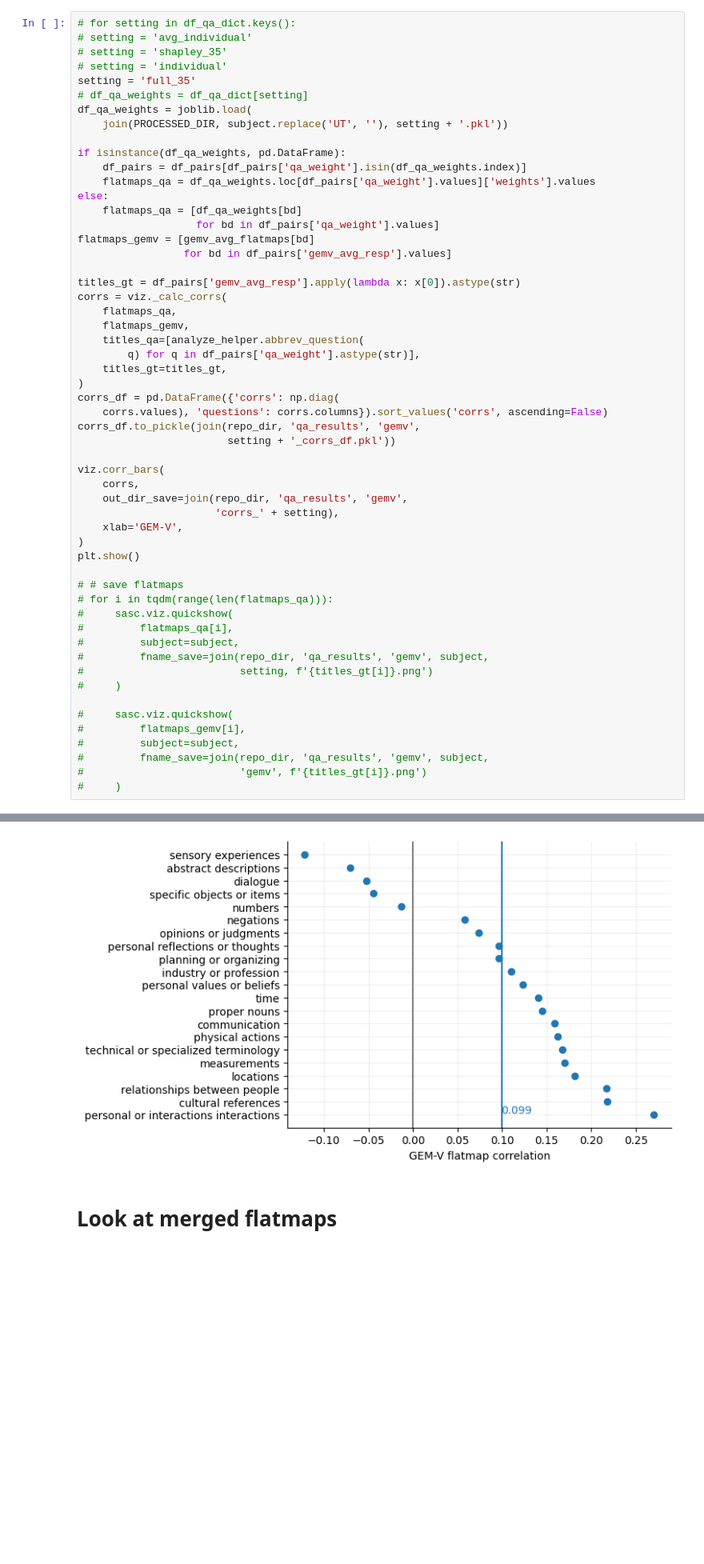
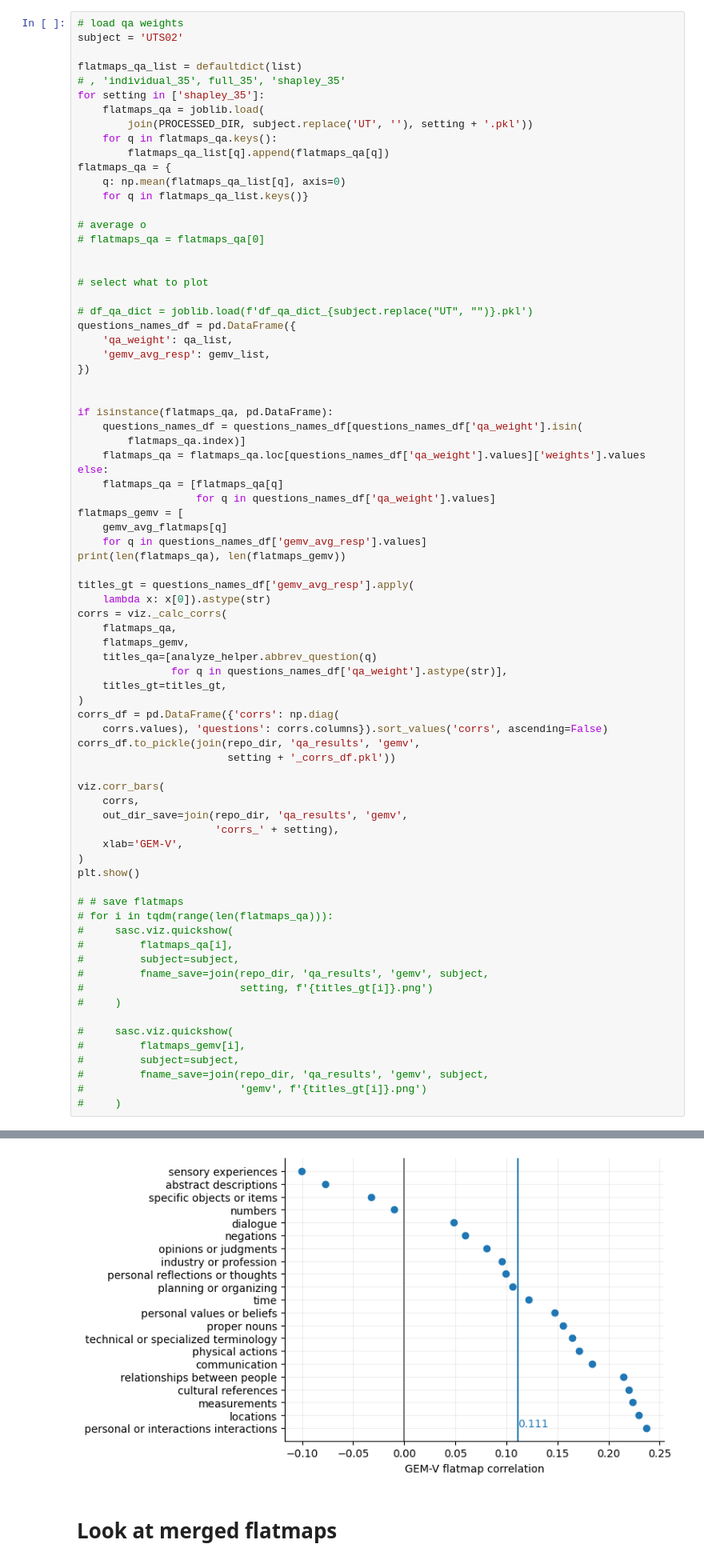
Before and after one commit to csinva/fmri, a Jupyter notebook: notebooks_gpt4/05_gemv_compare.ipynb, the cells around one changed output, grey strips where cells are left out. Shown at 80% size. Saved outputs shown, nothing was run; the diff lists cells and outputs as text; blank space fills up the shorter version.

Commit message:
make flatmap shapley plots

```diff
--- a/notebooks_gpt4/05_gemv_compare.ipynb
+++ b/notebooks_gpt4/05_gemv_compare.ipynb
@@ -111,28 +103,50 @@ subject = 'UTS02'
 # %%
-# for setting in df_qa_dict.keys():
-# setting = 'avg_individual'
-# setting = 'shapley_35'
-# setting = 'individual'
-setting = 'full_35'
-# df_qa_weights = df_qa_dict[setting]
-df_qa_weights = joblib.load(
-    join(PROCESSED_DIR, subject.replace('UT', ''), setting + '.pkl'))
+# load qa weights
+subject = 'UTS02'
 
-if isinstance(df_qa_weights, pd.DataFrame):
-    df_pairs = df_pairs[df_pairs['qa_weight'].isin(df_qa_weights.index)]
-    flatmaps_qa = df_qa_weights.loc[df_pairs['qa_weight'].values]['weights'].values
+flatmaps_qa_list = defaultdict(list)
+# , 'individual_35', full_35', 'shapley_35'
+for setting in ['shapley_35']:
+    flatmaps_qa = joblib.load(
+        join(PROCESSED_DIR, subject.replace('UT', ''), setting + '.pkl'))
+    for q in flatmaps_qa.keys():
+        flatmaps_qa_list[q].append(flatmaps_qa[q])
+flatmaps_qa = {
+    q: np.mean(flatmaps_qa_list[q], axis=0)
+    for q in flatmaps_qa_list.keys()}
+
+# average o
+# flatmaps_qa = flatmaps_qa[0]
+
+
+# select what to plot
+
+# df_qa_dict = joblib.load(f'df_qa_dict_{subject.replace("UT", "")}.pkl')
+questions_names_df = pd.DataFrame({
+    'qa_weight': qa_list,
+    'gemv_avg_resp': gemv_list,
+})
+
+
+if isinstance(flatmaps_qa, pd.DataFrame):
+    questions_names_df = questions_names_df[questions_names_df['qa_weight'].isin(
+        flatmaps_qa.index)]
+    flatmaps_qa = flatmaps_qa.loc[questions_names_df['qa_weight'].values]['weights'].values
 else:
-    flatmaps_qa = [df_qa_weights[bd]
-                   for bd in df_pairs['qa_weight'].values]
-flatmaps_gemv = [gemv_avg_flatmaps[bd]
-                 for bd in df_pairs['gemv_avg_resp'].values]
+    flatmaps_qa = [flatmaps_qa[q]
+                   for q in questions_names_df['qa_weight'].values]
+flatmaps_gemv = [
+    gemv_avg_flatmaps[q]
+    for q in questions_names_df['gemv_avg_resp'].values]
+print(len(flatmaps_qa), len(flatmaps_gemv))
 
-titles_gt = df_pairs['gemv_avg_resp'].apply(lambda x: x[0]).astype(str)
+titles_gt = questions_names_df['gemv_avg_resp'].apply(
+    lambda x: x[0]).astype(str)
 corrs = viz._calc_corrs(
     flatmaps_qa,
     flatmaps_gemv,
-    titles_qa=[analyze_helper.abbrev_question(
-        q) for q in df_pairs['qa_weight'].astype(str)],
+    titles_qa=[analyze_helper.abbrev_question(q)
+               for q in questions_names_df['qa_weight'].astype(str)],
     titles_gt=titles_gt,
 )
 corrs_df = pd.DataFrame({'corrs': np.diag(
@@ -167,5 +182,5 @@ plt.show()
 /home/chansingh/fmri/qa_results/gemv/corrs_full_35
-[figure, old version]
+[figure, new version]
 # %% [markdown]
 # Look at merged flatmaps
 # %%
```
Also changed, not shown: parts of 3 cells of this notebook, 5 other files.
